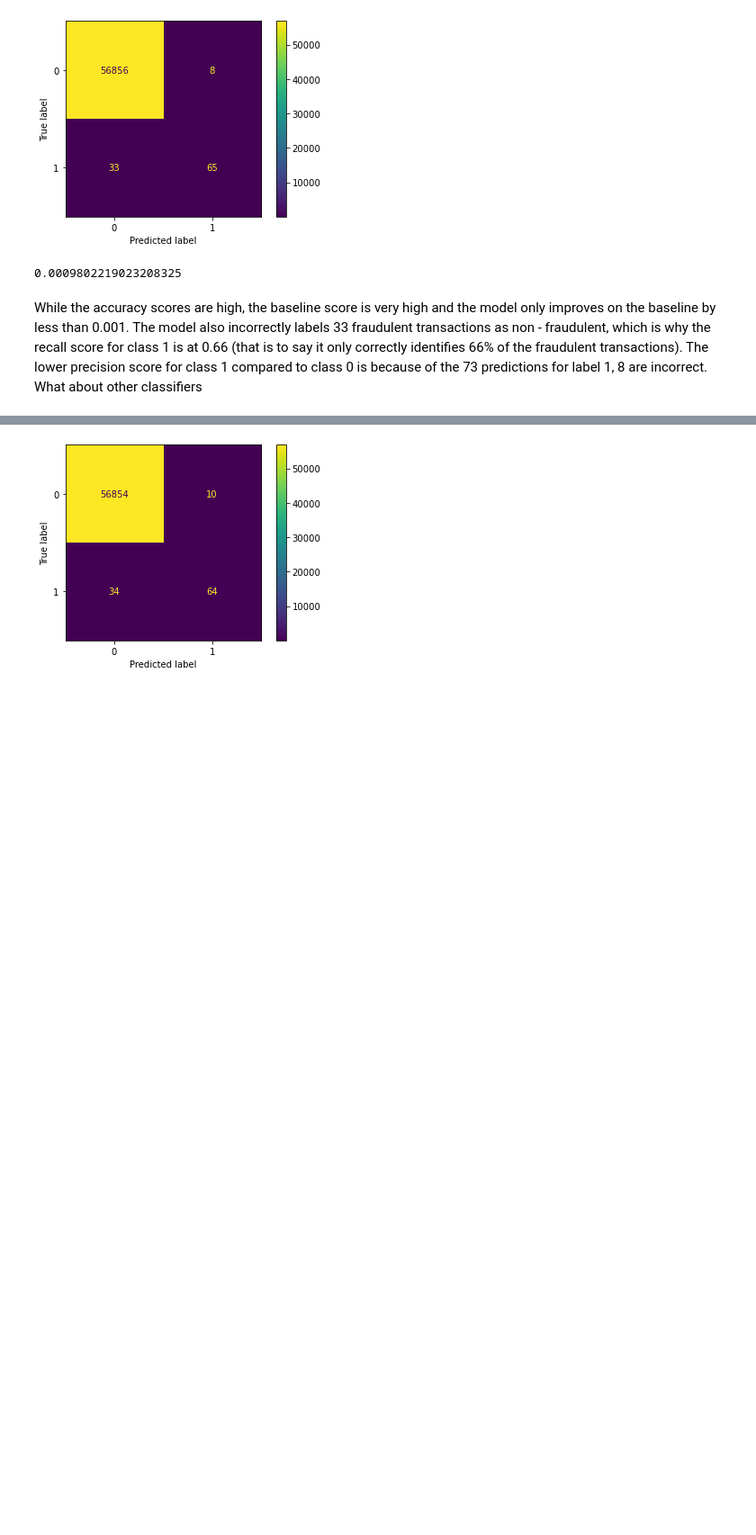
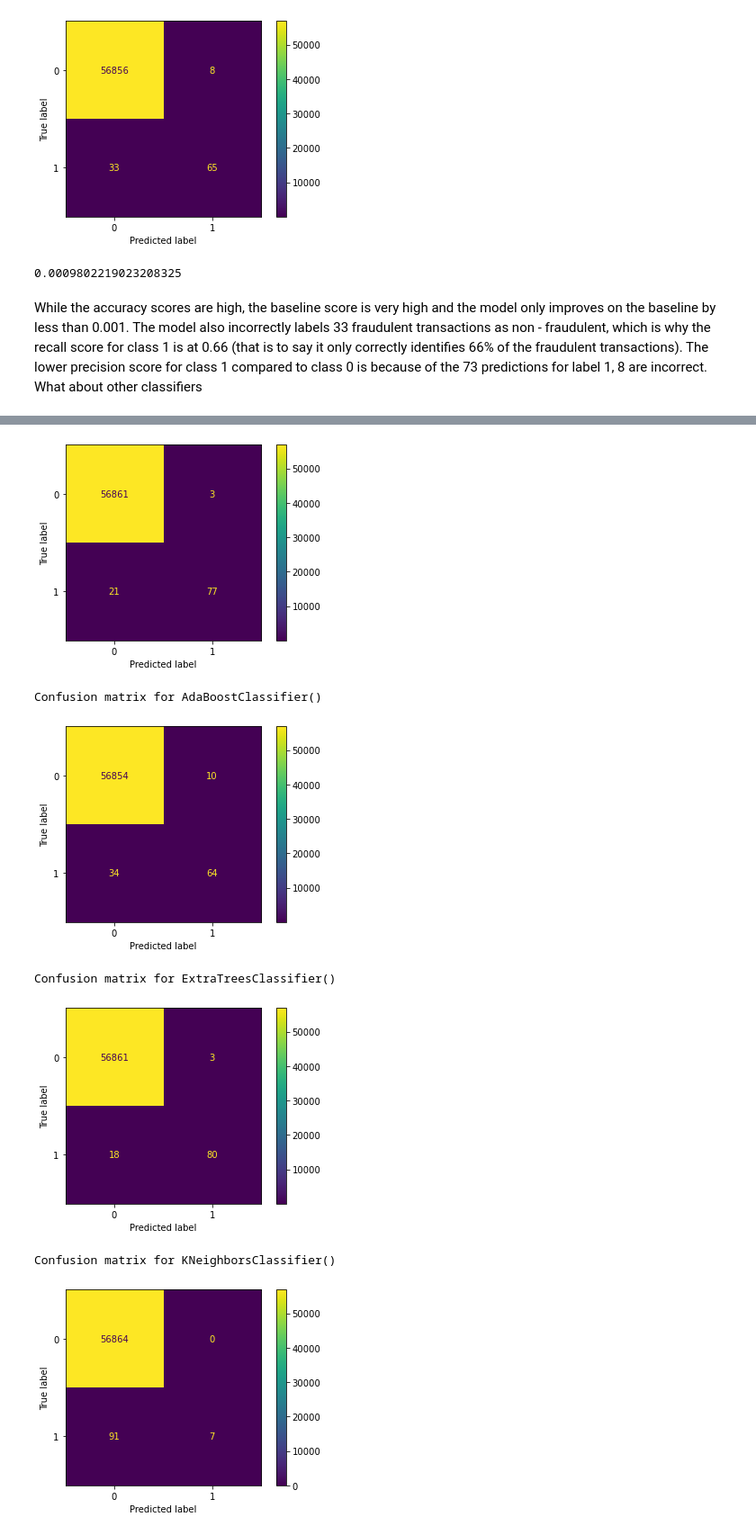
Before and after one commit to jyirrell/credit_card_fraud, a Jupyter notebook: credit_card_classifier.ipynb, the cells around one changed output, grey strips where cells are left out. Shown at 90% size. Drawn from its saved outputs; the diff is of its cells as text; code cells hidden in the pictures; blank space fills up the shorter version.

Commit message:
updated classifier loop

```diff
--- a/credit_card_classifier.ipynb
+++ b/credit_card_classifier.ipynb
@@ -179,20 +183,36 @@ lr.score(X_test, y_test) - baseline
 While the accuracy scores are high, the baseline score is very high and the model only improves on the baseline by less than 0.001.
 The model also incorrectly labels 33 fraudulent transactions as non - fraudulent, which is why the recall score for class 1 is at 0.66 (that is to say it only correctly identifies 66% of the fraudulent transactions).  The lower precision score for class 1 compared to class 0 is  because of the 73 predictions for label 1, 8 are incorrect.  What about other classifiers
 # %%
-tree = DecisionTreeClassifier()
-forest = RandomForestClassifier()
-ada = AdaBoostClassifier()
-models = [tree, forest, ada]
+classifiers = [('LogReg' ,LogisticRegression(max_iter = 1000)),
+          ('Tree', DecisionTreeClassifier()),
+          ('Forest', RandomForestClassifier()),
+          ('Ada', AdaBoostClassifier()),
+          ('ExtraTrees', ExtraTreesClassifier()),
+          ('KNN', KNeighborsClassifier())]
+models = []
+precision_scores = []
+recall_scores = []
+f1_scores = []
+times = []
+for name, model in classifiers:
+    start = time.time()
+    model.fit(X_train, y_train)
+    end = time.time()
+    y_pred = model.predict(X_test)
+    models.append(name)
+    precision_scores.append(precision_score(y_test, y_pred))
+    recall_scores.append(recall_score(y_test, y_pred))
+    f1_scores.append(f1_score(y_test, y_pred))
+    times.append(end - start)
+    print(f"Confusion matrix for {model}")
+    disp = ConfusionMatrixDisplay.from_estimator(model, X_test,y_test)
+    plt.show();
 
-for model in models:
-    model.fit(X_train, y_train)
-    print(f"{model} accuracy score on train data :", model.score(X_train, y_train))
-    print(f"{model} cv scores on train data :", cross_val_score(lr, X_train, y_train, cv = 5))
-    print(f"{model} mean cv score :", cross_val_score(model, X_train, y_train, cv = 5).mean())
-    print(f"{model} accuracy score on test data :", model.score(X_test, y_test))
-    print(f"{model} improvement on baseline: ", model.score(X_test, y_test) - baseline)
-    print(f"Classification report for {model}")
-    print(classification_report(y_test, model.predict(X_test)))
-    print(f"Confusion matrix for {model}")
-    ConfusionMatrixDisplay.from_estimator(model, X_test,y_test);
+df_dict = {'model': models,
+           'fraud_precision' : precision_scores,
+          'fraud_recall' : recall_scores,
+           'f1': f1_scores,
+          'train_time': times}
+
+model_df = pd.DataFrame(df_dict)
 # %% [output]
@@ -218 +224,7 @@ Confusion matrix for AdaBoostClassifier()
 [figure]
+Confusion matrix for AdaBoostClassifier()
+[figure, added]
+Confusion matrix for ExtraTreesClassifier()
+[figure, added]
+Confusion matrix for KNeighborsClassifier()
+[figure, added]
```
Also changed, not shown: parts of 4 cells of this notebook, 1 other file.
